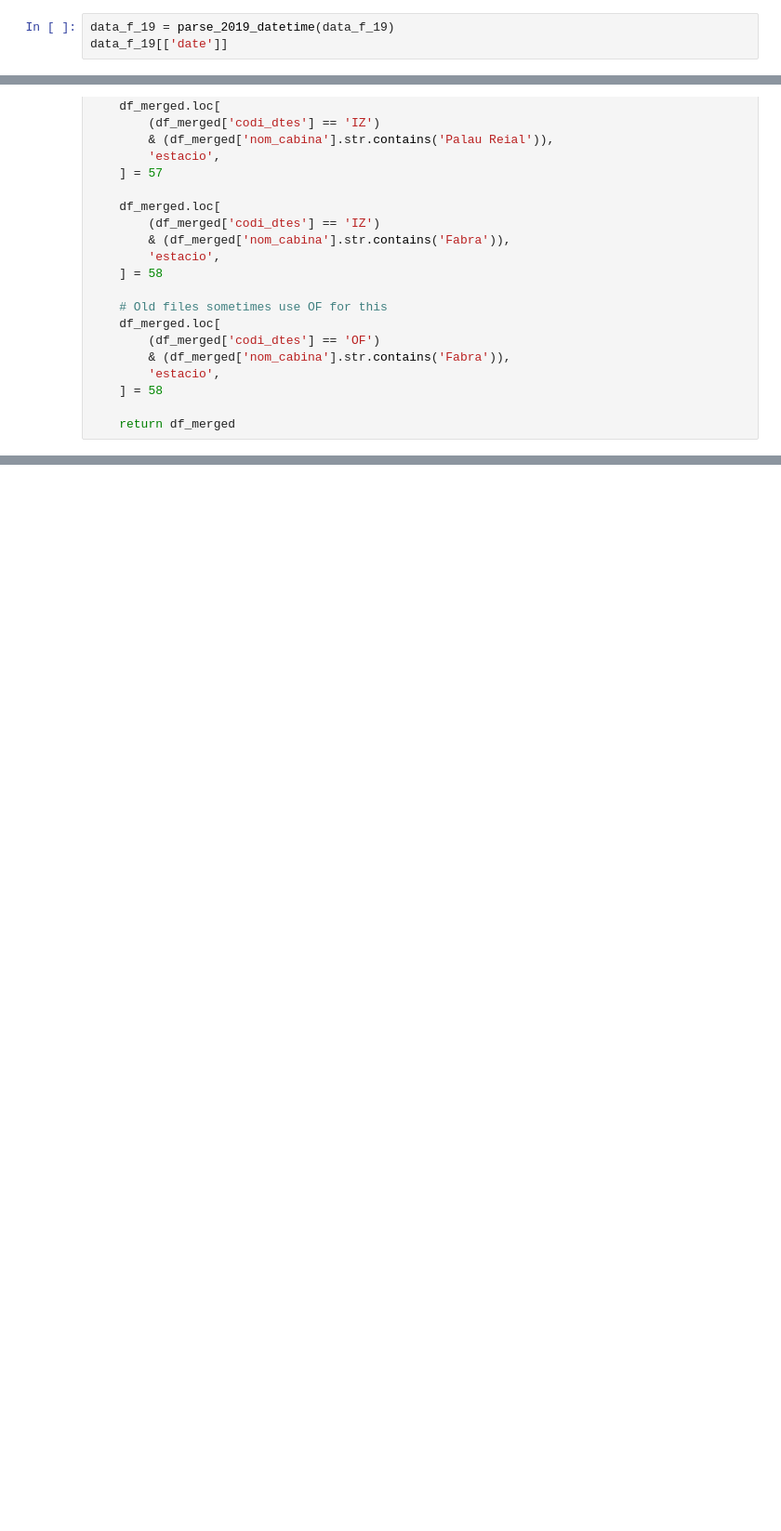
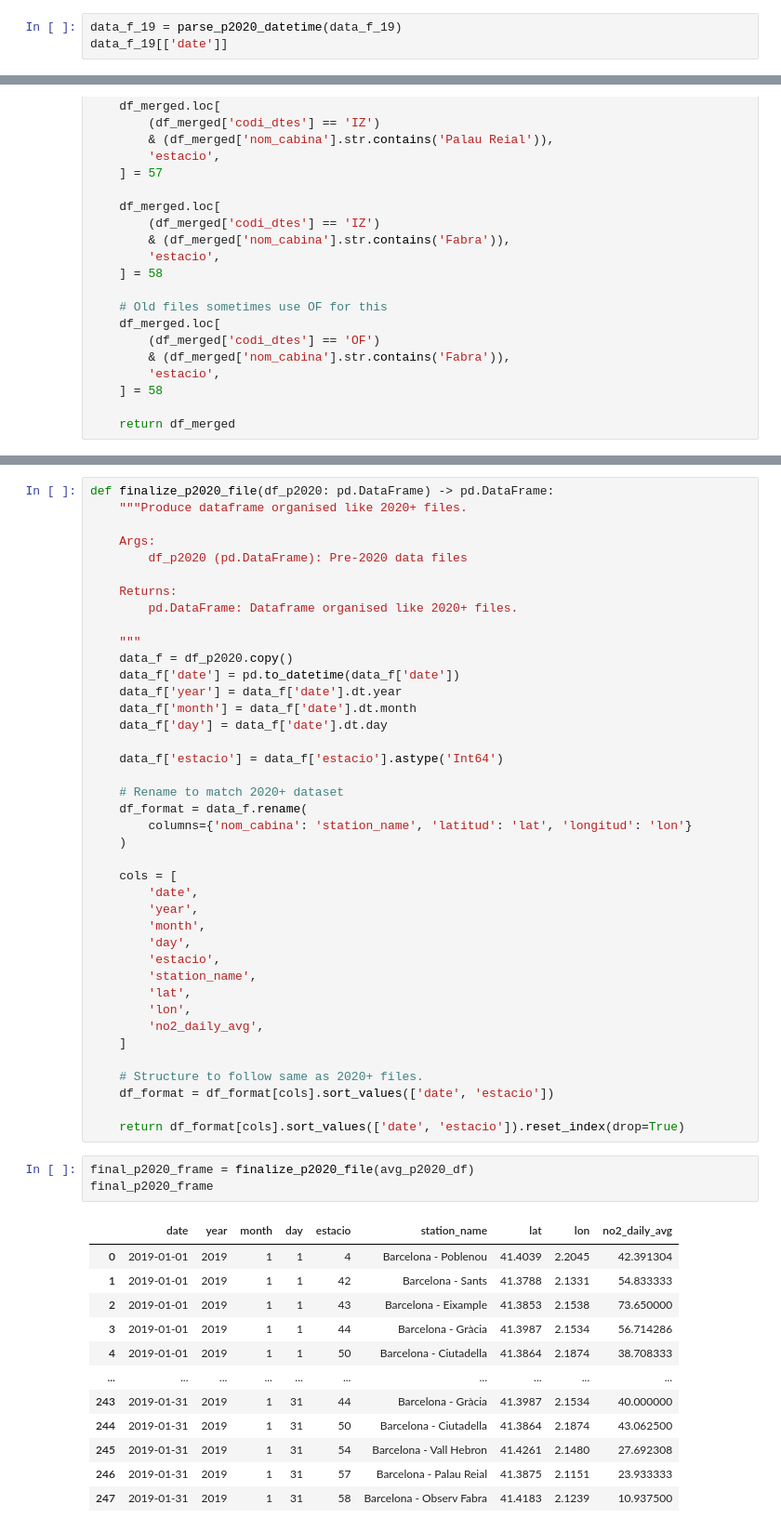
Before and after one commit to Ri-Dearg/barna-air-quality, a Jupyter notebook: dataset_convert.ipynb, the cells around one changed output, grey strips where cells are left out. Shown at 93% size. Drawn from its saved outputs; the diff is of its cells as text; blank space fills up the shorter version.

Commit message:
feat: ✨ add functions to generate pre-2020 data

```diff
--- a/dataset_convert.ipynb
+++ b/dataset_convert.ipynb
@@ -398,7 +398,7 @@ def parse_2019_datetime(data_f: pd.DataFrame) -> pd.DataFrame:
 
     return data_f
 # %%
-data_f_19 = parse_2019_datetime(data_f_19)
+data_f_19 = parse_p2020_datetime(data_f_19)
 data_f_19[['date']]
 # %% [output]
 |  | date |
@@ -542,0 +544,56 @@ map_dtes_to_station(data_f_19, station_code_map)
+# %%
+def finalize_p2020_file(df_p2020: pd.DataFrame) -> pd.DataFrame:
+    """Produce dataframe organised like 2020+ files.
+
+    Args:
+        df_p2020 (pd.DataFrame): Pre-2020 data files
+
+    Returns:
+        pd.DataFrame: Dataframe organised like 2020+ files.
+
+    """
+    data_f = df_p2020.copy()
+    data_f['date'] = pd.to_datetime(data_f['date'])
+    data_f['year'] = data_f['date'].dt.year
+    data_f['month'] = data_f['date'].dt.month
+    data_f['day'] = data_f['date'].dt.day
+
+    data_f['estacio'] = data_f['estacio'].astype('Int64')
+
+    # Rename to match 2020+ dataset
+    df_format = data_f.rename(
+        columns={'nom_cabina': 'station_name', 'latitud': 'lat', 'longitud': 'lon'}
+    )
+
+    cols = [
+        'date',
+        'year',
+        'month',
+        'day',
+        'estacio',
+        'station_name',
+        'lat',
+        'lon',
+        'no2_daily_avg',
+    ]
+
+    # Structure to follow same as 2020+ files.
+    df_format = df_format[cols].sort_values(['date', 'estacio'])
+
+    return df_format[cols].sort_values(['date', 'estacio']).reset_index(drop=True)
+# %%
+final_p2020_frame = finalize_p2020_file(avg_p2020_df)
+final_p2020_frame
+# %% [output]
+|  | date | year | month | day | estacio | station_name | lat | lon | no2_daily_avg |
+| 0 | 2019-01-01 | 2019 | 1 | 1 | 4 | Barcelona - Poblenou | 41.4039 | 2.2045 | 42.391304 |
+| 1 | 2019-01-01 | 2019 | 1 | 1 | 42 | Barcelona - Sants | 41.3788 | 2.1331 | 54.833333 |
+| 2 | 2019-01-01 | 2019 | 1 | 1 | 43 | Barcelona - Eixample | 41.3853 | 2.1538 | 73.650000 |
+| 3 | 2019-01-01 | 2019 | 1 | 1 | 44 | Barcelona - Gràcia | 41.3987 | 2.1534 | 56.714286 |
+| 4 | 2019-01-01 | 2019 | 1 | 1 | 50 | Barcelona - Ciutadella | 41.3864 | 2.1874 | 38.708333 |
+| ... | ... | ... | ... | ... | ... | ... | ... | ... | ... |
+| 243 | 2019-01-31 | 2019 | 1 | 31 | 44 | Barcelona - Gràcia | 41.3987 | 2.1534 | 40.000000 |
+| 244 | 2019-01-31 | 2019 | 1 | 31 | 50 | Barcelona - Ciutadella | 41.3864 | 2.1874 | 43.062500 |
+| 245 | 2019-01-31 | 2019 | 1 | 31 | 54 | Barcelona - Vall Hebron | 41.4261 | 2.1480 | 27.692308 |
+| 246 | 2019-01-31 | 2019 | 1 | 31 | 57 | Barcelona - Palau Reial | 41.3875 | 2.1151 | 23.933333 |
+| 247 | 2019-01-31 | 2019 | 1 | 31 | 58 | Barcelona - Observ Fabra | 41.4183 | 2.1239 | 10.937500 |
```
Also changed, not shown: parts of 12 cells of this notebook.
